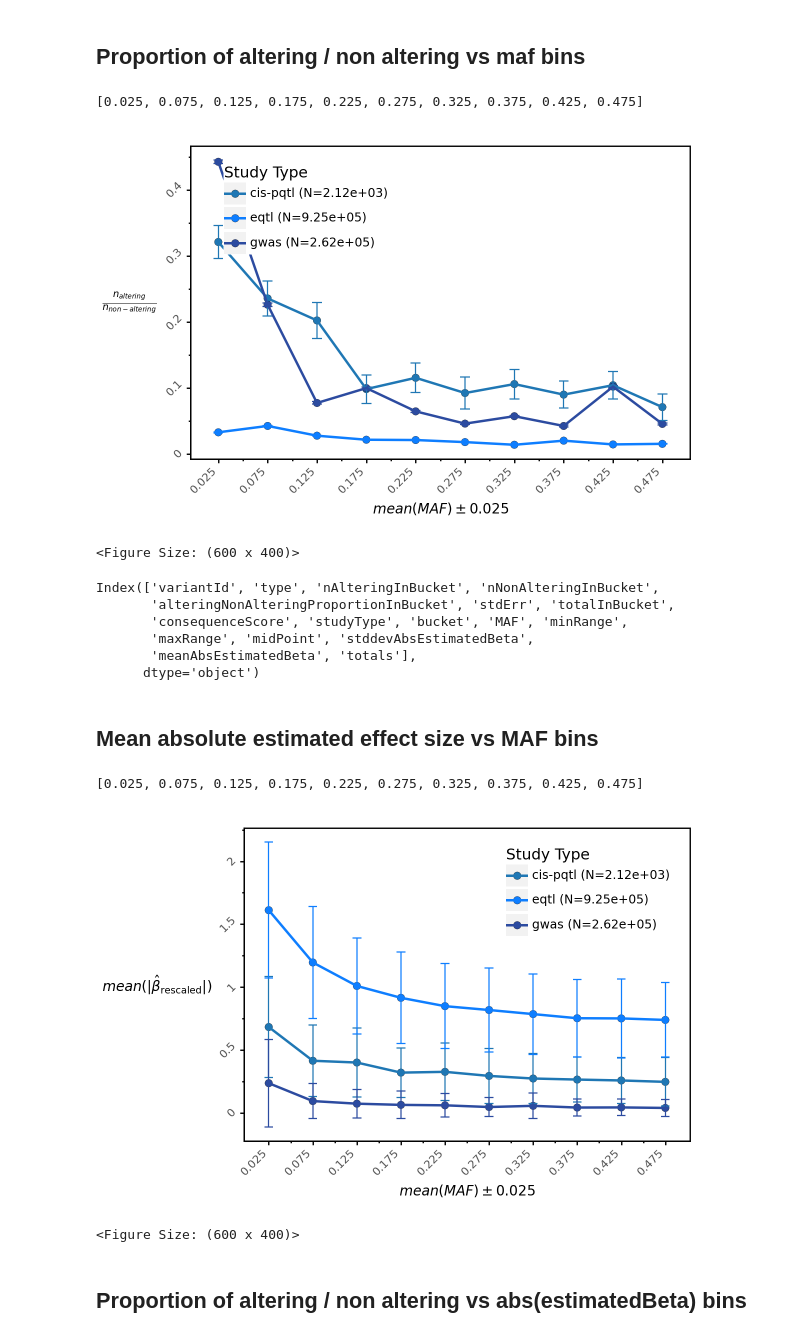
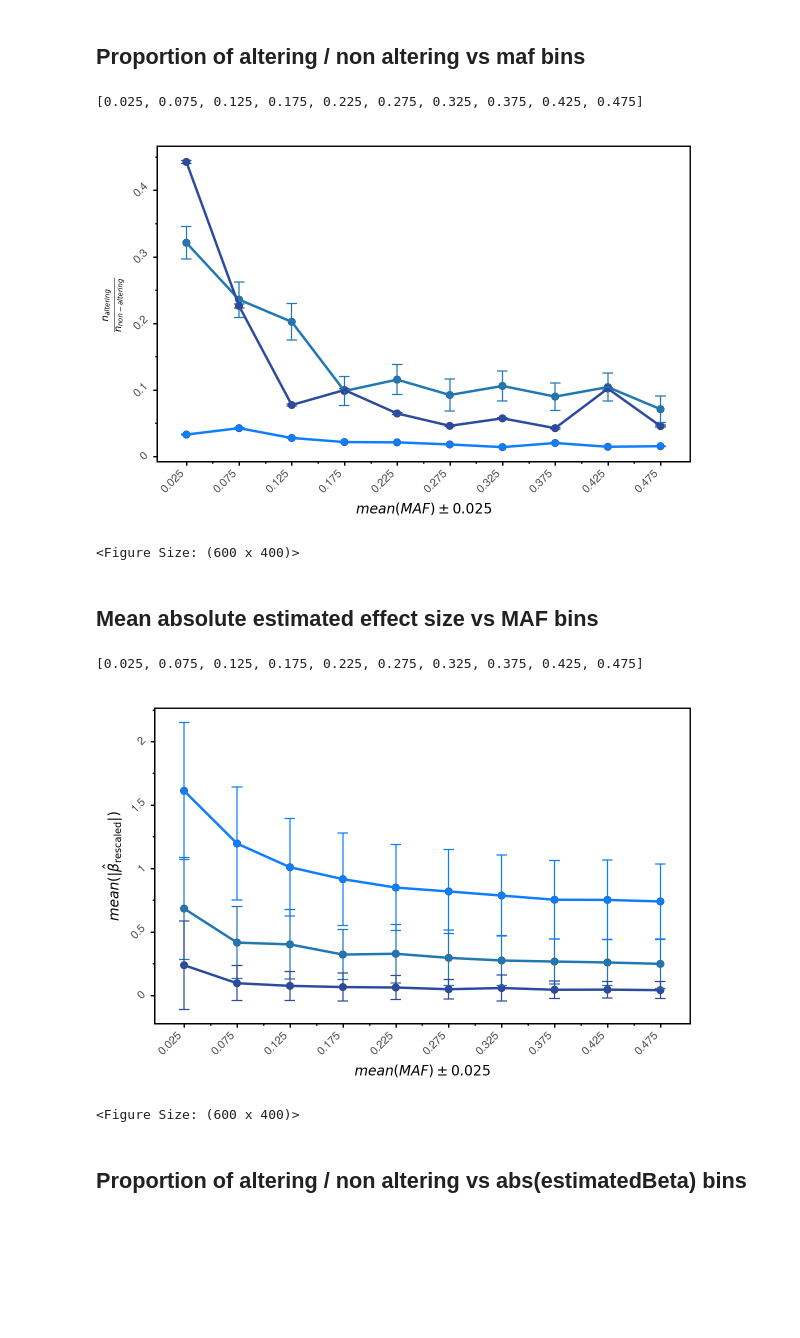
Before and after one commit to opentargets/Gentropy-manuscript, a Jupyter notebook: chapters/in_silico_effect_prediction/04_variant_functional_consequence.ipynb, the cells around one changed output. Cells and saved outputs as stored; diff of their text form; code cells hidden in the pictures; blank space fills up the shorter version.

```diff
--- a/chapters/in_silico_effect_prediction/04_variant_functional_consequence.ipynb
+++ b/chapters/in_silico_effect_prediction/04_variant_functional_consequence.ipynb
@@ -140,7 +137,7 @@ plot = (
     )
     + OpenTargetsTheme.theme
     # Remove the legend
-    # + pn.theme(legend_position="none")
+    + pn.theme(legend_position="none")
     # + pn.facet_wrap(nrow=3, facets="studyType", scales="free_y")
     + pn.geom_line(
         pn.aes(x="midPoint", y="alteringNonAlteringProportionInBucket", group="studyType", color="studyType"),
@@ -161,22 +158,12 @@ plot = (
         breaks=[x for x in data["midPoint"].unique()],
         labels=[x for x in data["midPoint"].unique()],
     )
-    + pn.theme(legend_position=(0.35, 0.80), legend_direction="vertical")
 )
 plot
 # %% [output]
 [0.025, 0.075, 0.125, 0.175, 0.225, 0.275, 0.325, 0.375, 0.425, 0.475]
-[figure, old version]
+[figure, new version]
 <Figure Size: (600 x 400)>
-# %%
-data.columns
-# %% [output]
-Index(['variantId', 'type', 'nAlteringInBucket', 'nNonAlteringInBucket',
-       'alteringNonAlteringProportionInBucket', 'stdErr', 'totalInBucket',
-       'consequenceScore', 'studyType', 'bucket', 'MAF', 'minRange',
-       'maxRange', 'midPoint', 'stddevAbsEstimatedBeta',
-       'meanAbsEstimatedBeta', 'totals'],
-      dtype='object')
 # %% [markdown]
 ## Mean absolute estimated effect size vs MAF bins
 # %%
@@ -208,36 +195,35 @@ plot2 = (
         # title="Proportion of lead variant effects in replicated credible sets",
         x=r"$mean(MAF)\pm{0.025}$",
         y=r"$mean(|\hat{\beta}_{\mathrm{rescaled}}|)$",
     )
     + OpenTargetsTheme.theme
     # Remove the legend
-    # + pn.theme(legend_position="none")
+    + pn.theme(legend_position="none")
     # + pn.facet_wrap(nrow=3, facets="studyType", scales="free_y")
     + pn.geom_line(
         pn.aes(x="midPoint", y="meanAbsEstimatedBeta", group="studyType", color="studyType"),
         size=1,
     )
     + pn.theme(figure_size=(6, 4))
     + pn.scale_fill_manual(
         values=["#1f77b4", "#0e7eff", "#2c4ba0"],
         name="Study Type",
         labels=totals_map,
     )
     + pn.scale_color_manual(
         values=["#1f77b4", "#0e7eff", "#2c4ba0"],
         name="Study Type",
         labels=totals_map,
     )
     + pn.scale_x_continuous(
         breaks=[x for x in data["midPoint"].unique()],
         labels=[x for x in data["midPoint"].unique()],
     )
-    + pn.theme(legend_position=(0.82, 0.8), legend_direction="vertical")
 )
 plot2
 # %% [output]
 [0.025, 0.075, 0.125, 0.175, 0.225, 0.275, 0.325, 0.375, 0.425, 0.475]
-[figure, old version]
+[figure, new version]
 <Figure Size: (600 x 400)>
 # %% [markdown]
 ## Proportion of altering / non altering vs abs(estimatedBeta) bins
```
Also changed, not shown: parts of 10 cells of this notebook, 18 other files.
